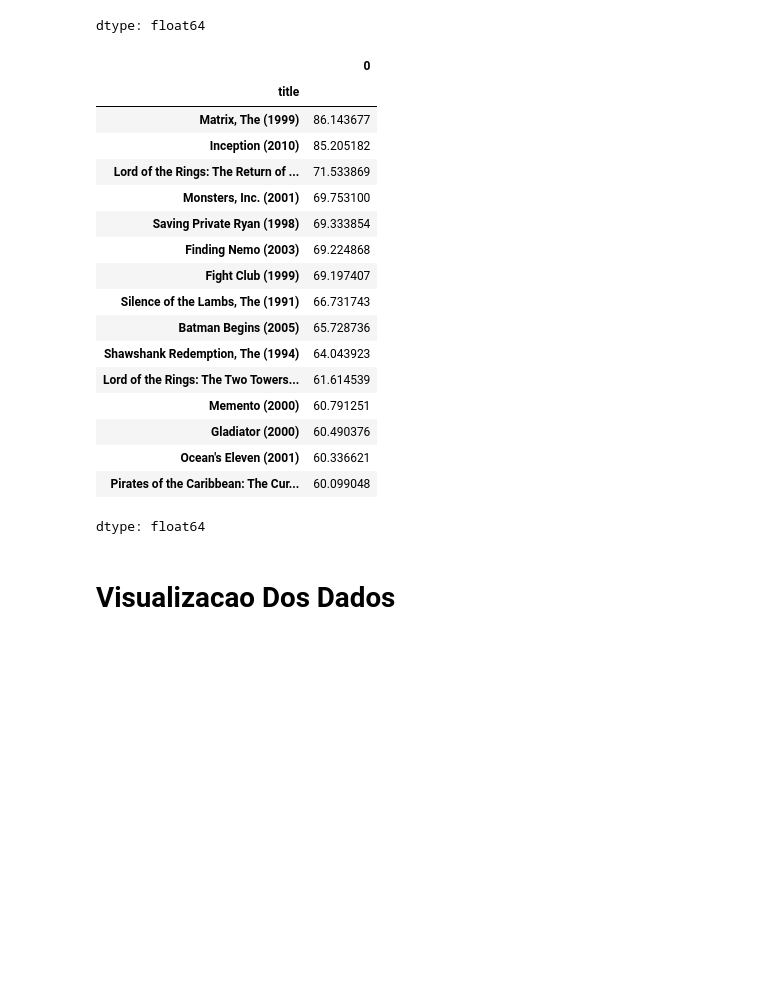
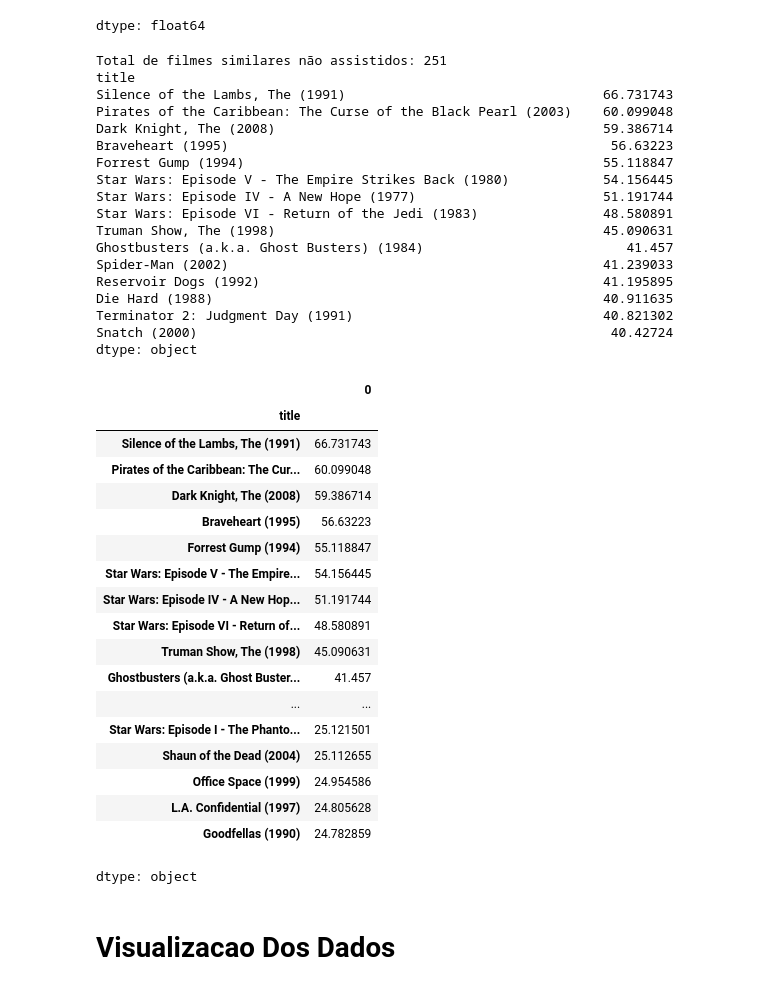
Before and after one commit to iruampr/DataAnalysis, a Jupyter notebook: Sistema_de_Recomendacao.ipynb, the cells around one changed output. Cells and saved outputs as stored; diff of their text form; code cells hidden in the pictures; blank space fills up the shorter version.

Commit message:
Lista de recomendacao final

```diff
--- a/Sistema_de_Recomendacao.ipynb
+++ b/Sistema_de_Recomendacao.ipynb
@@ -304,27 +302,56 @@ dtype: float64
 # Retiramos da lista de filmes similares os filmes que o usuario ja assistiu, pois, obviamente, estes sempre terao a maior similaridade e sao
 # inuteis para o sistema de recomendacao
 #filtered_similar_movies = similar_movies_candidates.drop(testUser.index) # ? nao funcionou pois drop() entende a array testUser.index como uma string, aparentemente...
-filtered_similar_movies = similar_movies_candidates[~similar_movies_candidates.isin(testUser.index)]
-filtered_similar_movies.head(15)
+filtered_similar_movies = similar_movies_candidates[~similar_movies_candidates.index.isin(testUser.index)]
+
+print("Total de filmes similares não assistidos:", len(filtered_similar_movies))
+print(filtered_similar_movies.head(15))
+
+#print(testUser["Braveheart (1995)"]) Braveheart esta em filtered_similar_movies,
+# mas ao rodar isto, teremos um erro pois nao faz parte dos filmes assistidos pelo
+# usuario, ou seja, nao esta em testUser
 # %% [output]
-|  | 0 |
-| title |  |
-| Matrix, The (1999) | 86.143677 |
-| Inception (2010) | 85.205182 |
-| Lord of the Rings: The Return of ... | 71.533869 |
-| Monsters, Inc. (2001) | 69.753100 |
-| Saving Private Ryan (1998) | 69.333854 |
-| Finding Nemo (2003) | 69.224868 |
-| Fight Club (1999) | 69.197407 |
-| Silence of the Lambs, The (1991) | 66.731743 |
-| Batman Begins (2005) | 65.728736 |
-| Shawshank Redemption, The (1994) | 64.043923 |
-| Lord of the Rings: The Two Towers... | 61.614539 |
-| Memento (2000) | 60.791251 |
-| Gladiator (2000) | 60.490376 |
-| Ocean's Eleven (2001) | 60.336621 |
-| Pirates of the Caribbean: The Cur... | 60.099048 |
-dtype: float64
+Total de filmes similares não assistidos: 251
+title
+Silence of the Lambs, The (1991)                                 66.731743
+Pirates of the Caribbean: The Curse of the Black Pearl (2003)    60.099048
+Dark Knight, The (2008)                                          59.386714
+Braveheart (1995)                                                 56.63223
+Forrest Gump (1994)                                              55.118847
+Star Wars: Episode V - The Empire Strikes Back (1980)            54.156445
+Star Wars: Episode IV - A New Hope (1977)                        51.191744
+Star Wars: Episode VI - Return of the Jedi (1983)                48.580891
+Truman Show, The (1998)                                          45.090631
+Ghostbusters (a.k.a. Ghost Busters) (1984)                          41.457
+Spider-Man (2002)                                                41.239033
+Reservoir Dogs (1992)                                            41.195895
+Die Hard (1988)                                                  40.911635
+Terminator 2: Judgment Day (1991)                                40.821302
+Snatch (2000)                                                     40.42724
+dtype: object
+# %%
+# Lista de filmes recomendados final:
+filtered_similar_movies.head(50)
+# %% [output]
+|  | 0 |
+| title |  |
+| Silence of the Lambs, The (1991) | 66.731743 |
+| Pirates of the Caribbean: The Cur... | 60.099048 |
+| Dark Knight, The (2008) | 59.386714 |
+| Braveheart (1995) | 56.63223 |
+| Forrest Gump (1994) | 55.118847 |
+| Star Wars: Episode V - The Empire... | 54.156445 |
+| Star Wars: Episode IV - A New Hop... | 51.191744 |
+| Star Wars: Episode VI - Return of... | 48.580891 |
+| Truman Show, The (1998) | 45.090631 |
+| Ghostbusters (a.k.a. Ghost Buster... | 41.457 |
+| ... | ... |
+| Star Wars: Episode I - The Phanto... | 25.121501 |
+| Shaun of the Dead (2004) | 25.112655 |
+| Office Space (1999) | 24.954586 |
+| L.A. Confidential (1997) | 24.805628 |
+| Goodfellas (1990) | 24.782859 |
+dtype: object
 # %% [markdown]
 # Visualizacao Dos Dados
 # %%
```
Also changed, not shown: parts of 3 cells of this notebook.
